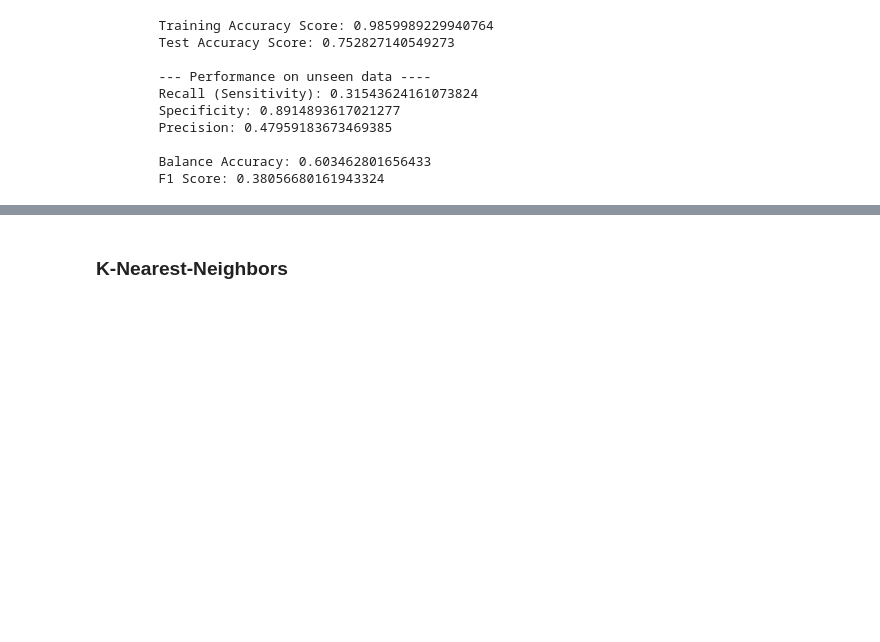
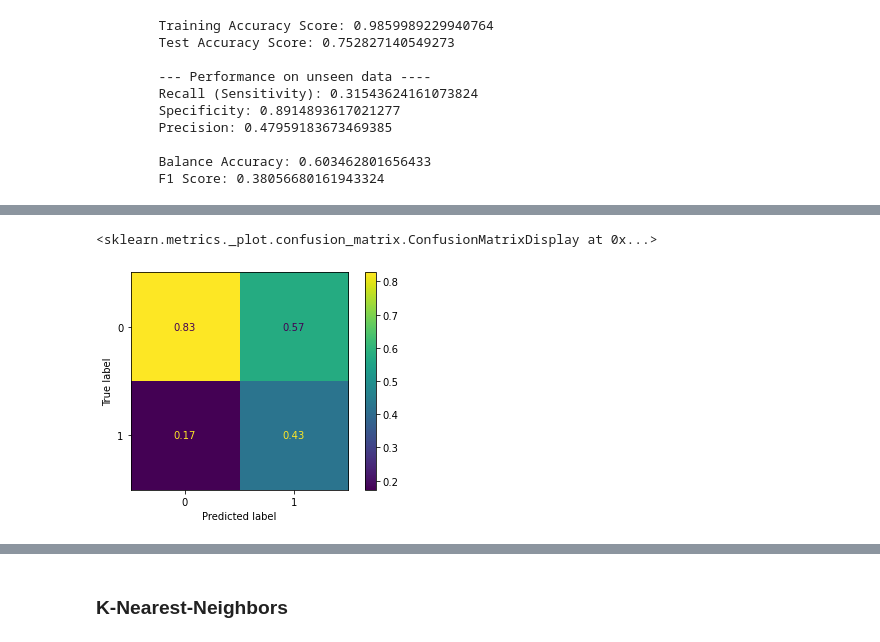
Before and after one commit to Femli/lifehacks_vs_lifeprotips, a Jupyter notebook: code/03_Feature_Engineering_EDA.ipynb, the cells around one changed output, grey strips where cells are left out. Cells and saved outputs as stored; diff of their text form; code cells hidden in the pictures; blank space fills up the shorter version.

```diff
--- a/code/03_Feature_Engineering_EDA.ipynb
+++ b/code/03_Feature_Engineering_EDA.ipynb
@@ -644,0 +964,7 @@ make_model(lr_gs, X_train_cvec4, X_test_cvec4, y_train_encoded, y_test_encoded)
+# %%
+# Confusion matrix
+ConfusionMatrixDisplay.from_estimator(lr_gs2.best_estimator_, X_test_lt2, y_test_encoded, normalize='pred')
+#plt.savefig("../images/confusion_matrix.png");
+# %% [output]
+<sklearn.metrics._plot.confusion_matrix.ConfusionMatrixDisplay at 0x...>
+[figure, added]
```
Also changed, not shown: parts of 52 cells of this notebook, 5 other files.
